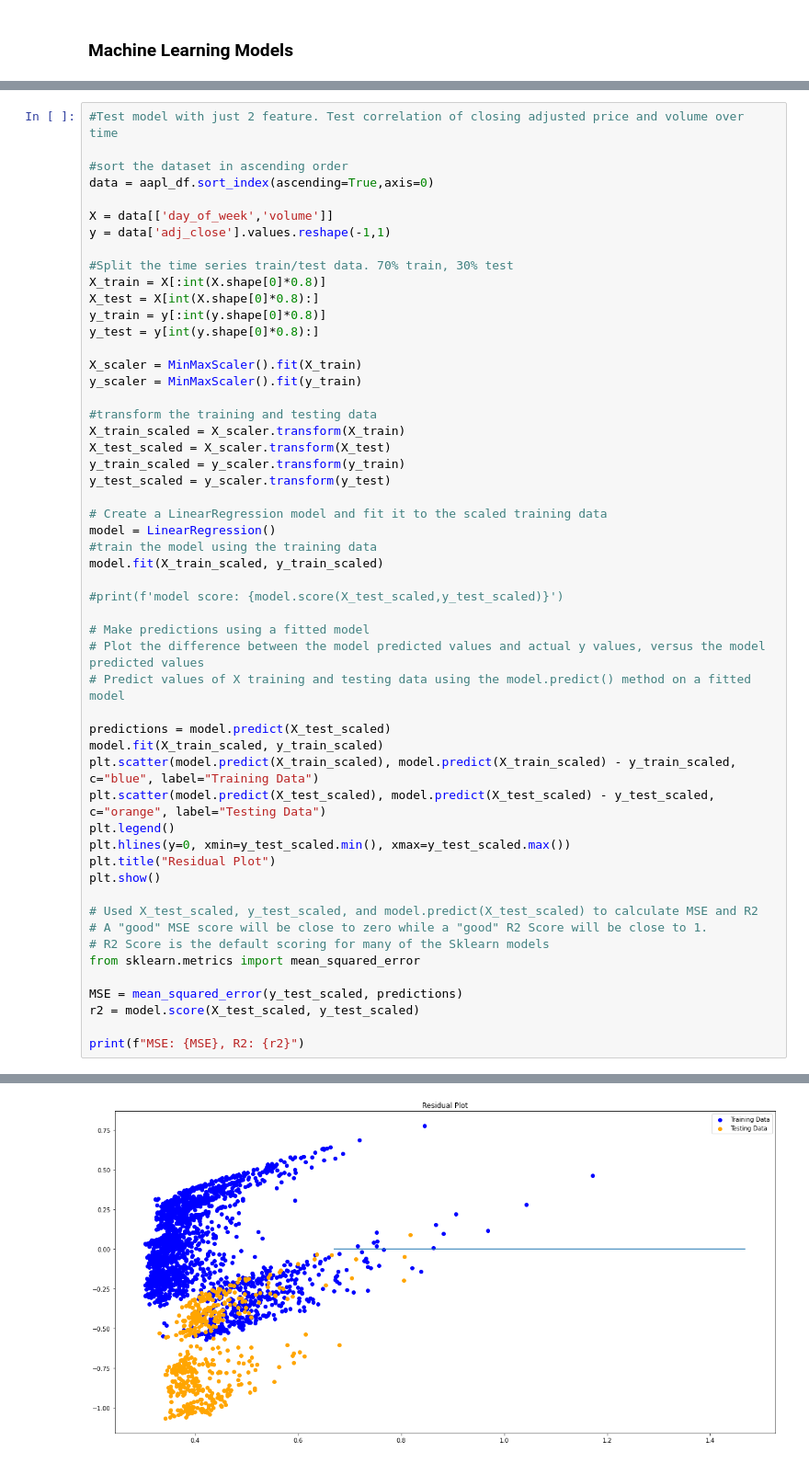
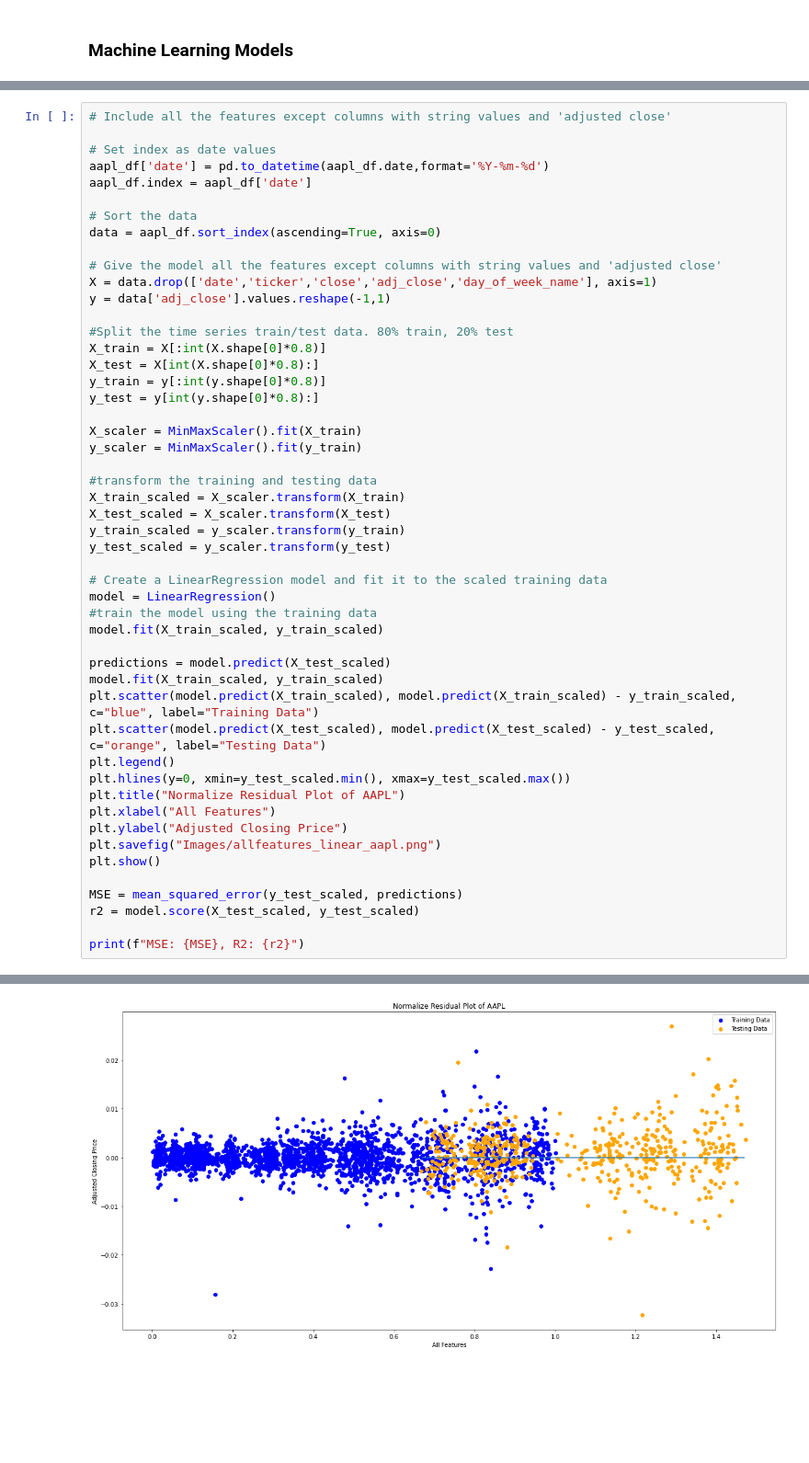
Before and after one commit to allychau/stockmarket, a Jupyter notebook: stock_investment.ipynb, the cells around one changed output, grey strips where cells are left out. Shown at 92% size. Drawn from its saved outputs; the diff is of its cells as text; blank space fills up the shorter version.

```diff
--- a/stock_investment.ipynb
+++ b/stock_investment.ipynb
@@ -674,13 +744,18 @@ MSE: 0.4605912098817692, R2: -8.401873057994804
 # %%
-#Test model with just 2 feature. Test correlation of closing adjusted price and volume over time
+# Include all the features except columns with string values and 'adjusted close'
 
-#sort the dataset in ascending order
-data = aapl_df.sort_index(ascending=True,axis=0)
+# Set index as date values
+aapl_df['date'] = pd.to_datetime(aapl_df.date,format='%Y-%m-%d')
+aapl_df.index = aapl_df['date']
 
-X = data[['day_of_week','volume']]
+# Sort the data
+data = aapl_df.sort_index(ascending=True, axis=0)
+
+# Give the model all the features except columns with string values and 'adjusted close'
+X = data.drop(['date','ticker','close','adj_close','day_of_week_name'], axis=1)
 y = data['adj_close'].values.reshape(-1,1)
 
-#Split the time series train/test data. 70% train, 30% test
+#Split the time series train/test data. 80% train, 20% test
 X_train = X[:int(X.shape[0]*0.8)]
 X_test = X[int(X.shape[0]*0.8):]
 y_train = y[:int(y.shape[0]*0.8)]
@@ -700,25 +775,17 @@ model = LinearRegression()
 #train the model using the training data
 model.fit(X_train_scaled, y_train_scaled)
 
-#print(f'model score: {model.score(X_test_scaled,y_test_scaled)}')
-
-# Make predictions using a fitted model
-# Plot the difference between the model predicted values and actual y values, versus the model predicted values
-# Predict values of X training and testing data using the model.predict() method on a fitted model
-
 predictions = model.predict(X_test_scaled)
 model.fit(X_train_scaled, y_train_scaled)
 plt.scatter(model.predict(X_train_scaled), model.predict(X_train_scaled) - y_train_scaled, c="blue", label="Training Data")
 plt.scatter(model.predict(X_test_scaled), model.predict(X_test_scaled) - y_test_scaled, c="orange", label="Testing Data")
 plt.legend()
 plt.hlines(y=0, xmin=y_test_scaled.min(), xmax=y_test_scaled.max())
-plt.title("Residual Plot")
+plt.title("Normalize Residual Plot of AAPL")
+plt.xlabel("All Features")
+plt.ylabel("Adjusted Closing Price")
+plt.savefig("Images/allfeatures_linear_aapl.png")
 plt.show()
-
-# Used X_test_scaled, y_test_scaled, and model.predict(X_test_scaled) to calculate MSE and R2
-# A "good" MSE score will be close to zero while a "good" R2 Score will be close to 1.
-# R2 Score is the default scoring for many of the Sklearn models
-from sklearn.metrics import mean_squared_error
 
 MSE = mean_squared_error(y_test_scaled, predictions)
 r2 = model.score(X_test_scaled, y_test_scaled)
@@ -728 +799 @@ print(f"MSE: {MSE}, R2: {r2}")
-[figure, old version]
+[figure, new version]
```
Also changed, not shown: parts of 22 cells of this notebook.
